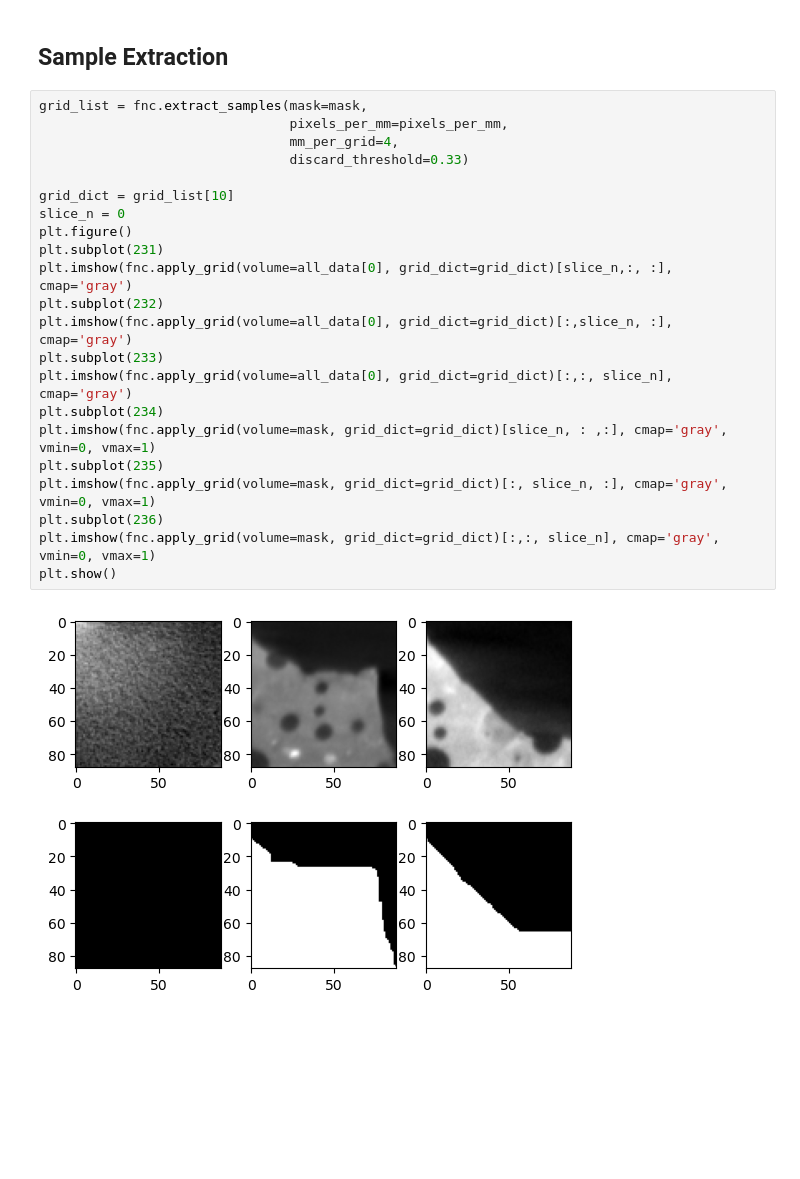
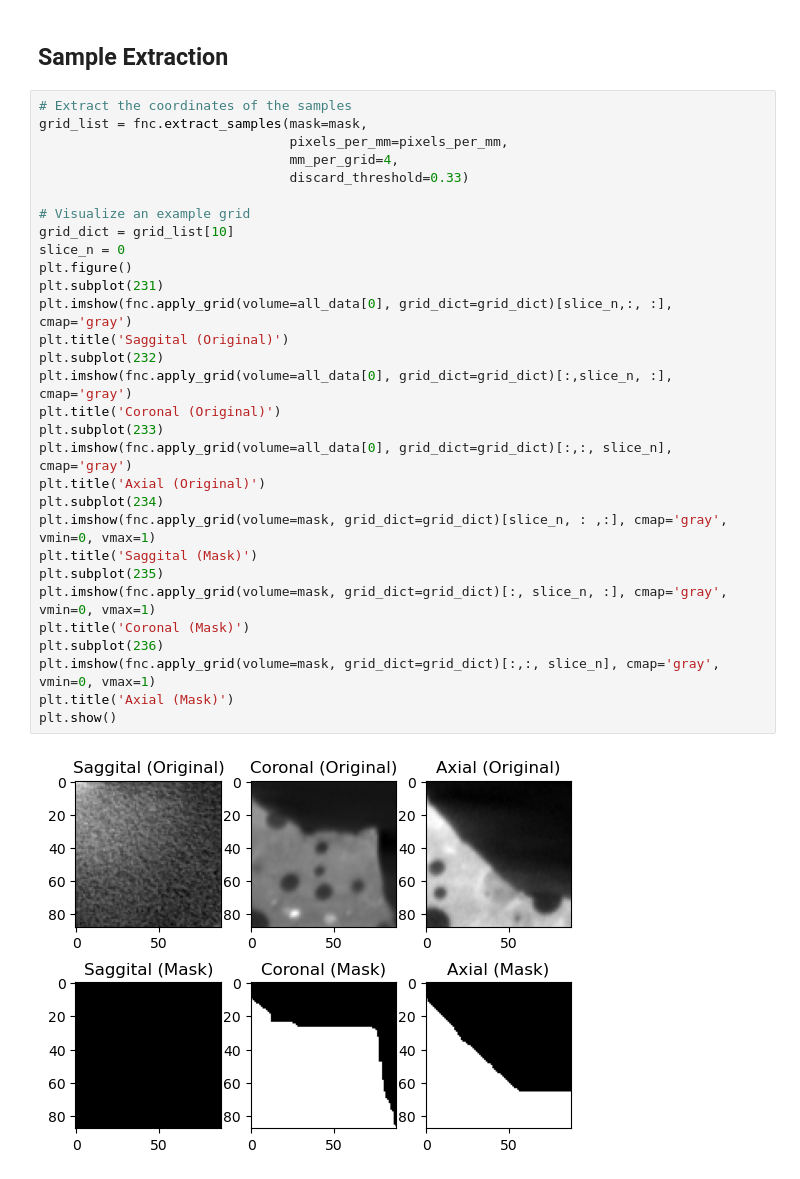
Before and after one commit to s185231/HPC3D_project, a Jupyter notebook: code/visualize.ipynb, the cells around one changed output. Cells and saved outputs as stored; diff of their text form; blank space fills up the shorter version.

Commit message:
Added comments to visualize.ipynb

```diff
--- a/code/visualize.ipynb
+++ b/code/visualize.ipynb
@@ -113,28 +113,36 @@ fig.savefig(path, bbox_inches='tight')
 # %% [markdown]
 ## Sample Extraction
 # %%
+# Extract the coordinates of the samples
 grid_list = fnc.extract_samples(mask=mask,
                                 pixels_per_mm=pixels_per_mm,
                                 mm_per_grid=4,
                                 discard_threshold=0.33)
 
+# Visualize an example grid
 grid_dict = grid_list[10]
 slice_n = 0
 plt.figure()
 plt.subplot(231)
 plt.imshow(fnc.apply_grid(volume=all_data[0], grid_dict=grid_dict)[slice_n,:, :], cmap='gray')
+plt.title('Saggital (Original)')
 plt.subplot(232)
 plt.imshow(fnc.apply_grid(volume=all_data[0], grid_dict=grid_dict)[:,slice_n, :], cmap='gray')
+plt.title('Coronal (Original)')
 plt.subplot(233)
 plt.imshow(fnc.apply_grid(volume=all_data[0], grid_dict=grid_dict)[:,:, slice_n], cmap='gray')
+plt.title('Axial (Original)')
 plt.subplot(234)
 plt.imshow(fnc.apply_grid(volume=mask, grid_dict=grid_dict)[slice_n, : ,:], cmap='gray', vmin=0, vmax=1)
+plt.title('Saggital (Mask)')
 plt.subplot(235)
 plt.imshow(fnc.apply_grid(volume=mask, grid_dict=grid_dict)[:, slice_n, :], cmap='gray', vmin=0, vmax=1)
+plt.title('Coronal (Mask)')
 plt.subplot(236)
 plt.imshow(fnc.apply_grid(volume=mask, grid_dict=grid_dict)[:,:, slice_n], cmap='gray', vmin=0, vmax=1)
+plt.title('Axial (Mask)')
 plt.show()
 # %% [output]
-[figure, old version]
+[figure, new version]
 # %%
 save_path = "/dtu/3d-imaging-center/courses/02509/groups/group01/other/"
```
Also changed, not shown: parts of 1 cell of this notebook.
